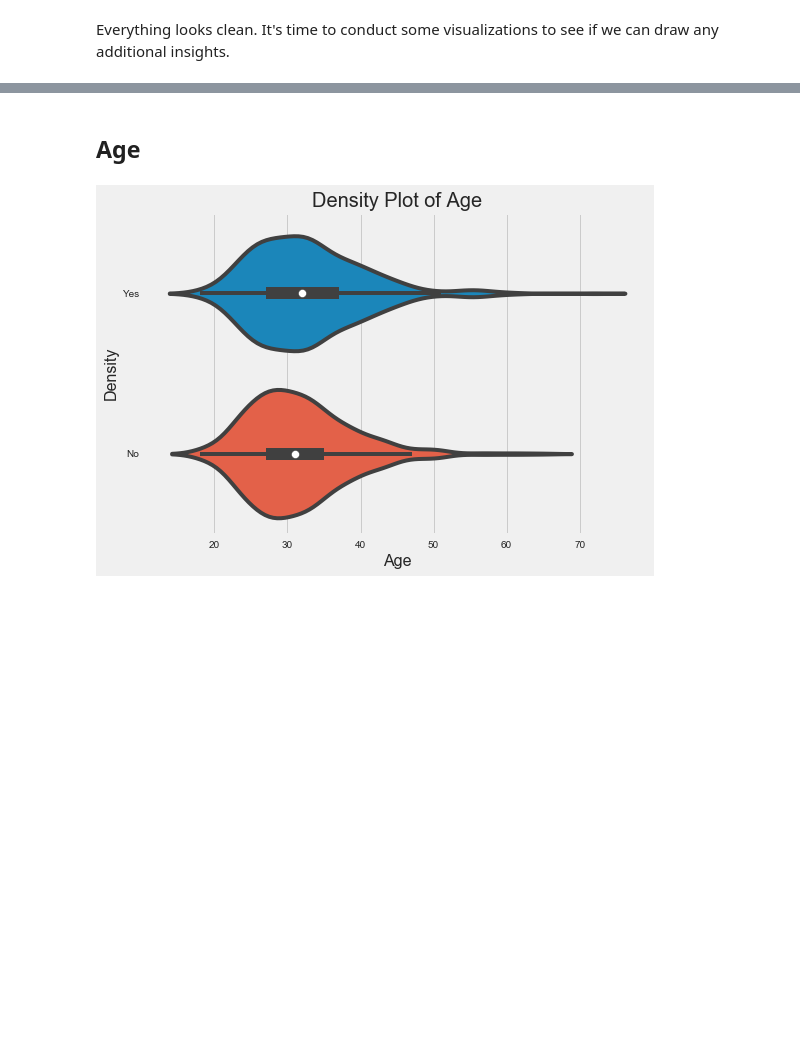
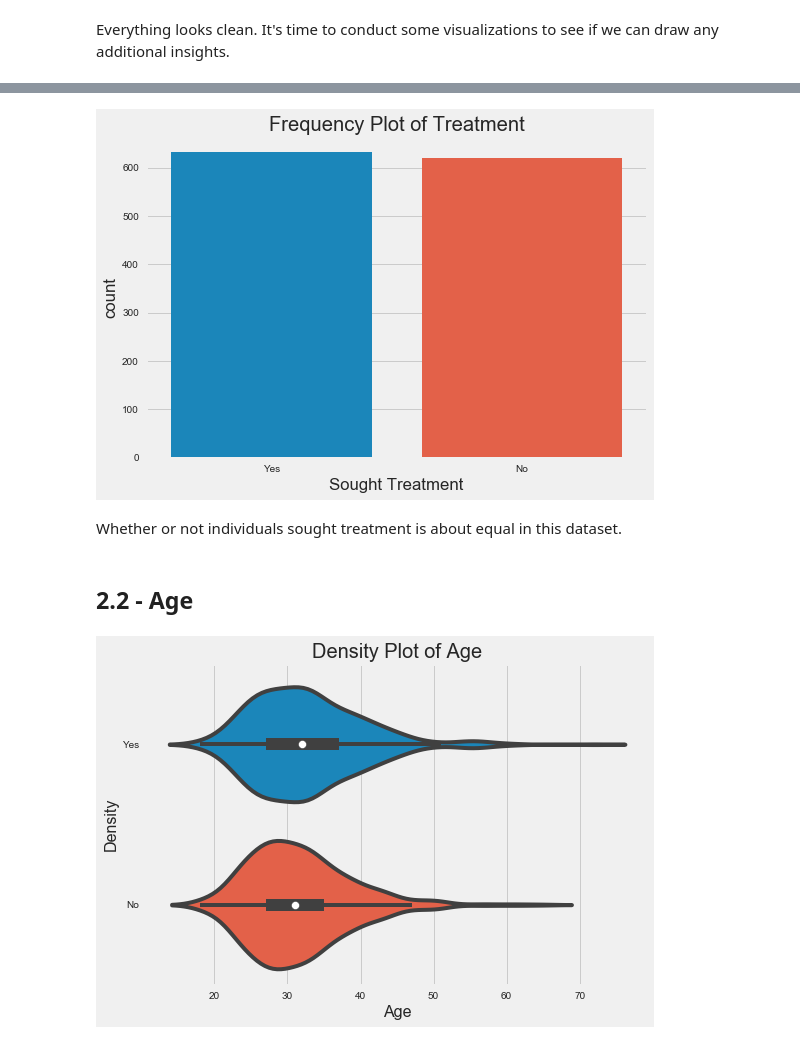
Before and after one commit to Carl-Lejerskar/Stats131Project, a Jupyter notebook: Final Project Notebook.ipynb, the cells around one changed output, grey strips where cells are left out. Cells and saved outputs as stored; diff of their text form; code cells hidden in the pictures; blank space fills up the shorter version.

```diff
--- a/Final Project Notebook.ipynb
+++ b/Final Project Notebook.ipynb
@@ -329,3 +356,12 @@ Everything looks clean. It's time to conduct some visualizations to see if we ca
+# %%
+sns.countplot(df.treatment)
+plt.title('Frequency Plot of Treatment')
+plt.xlabel('Sought Treatment')
+plt.show()
+# %% [output]
+[figure, added]
+# %% [markdown]
+Whether or not individuals sought treatment is about equal in this dataset.
 # %% [markdown]
-## Age
+## 2.2 - Age
 # %%
```
Also changed, not shown: parts of 47 cells of this notebook.
